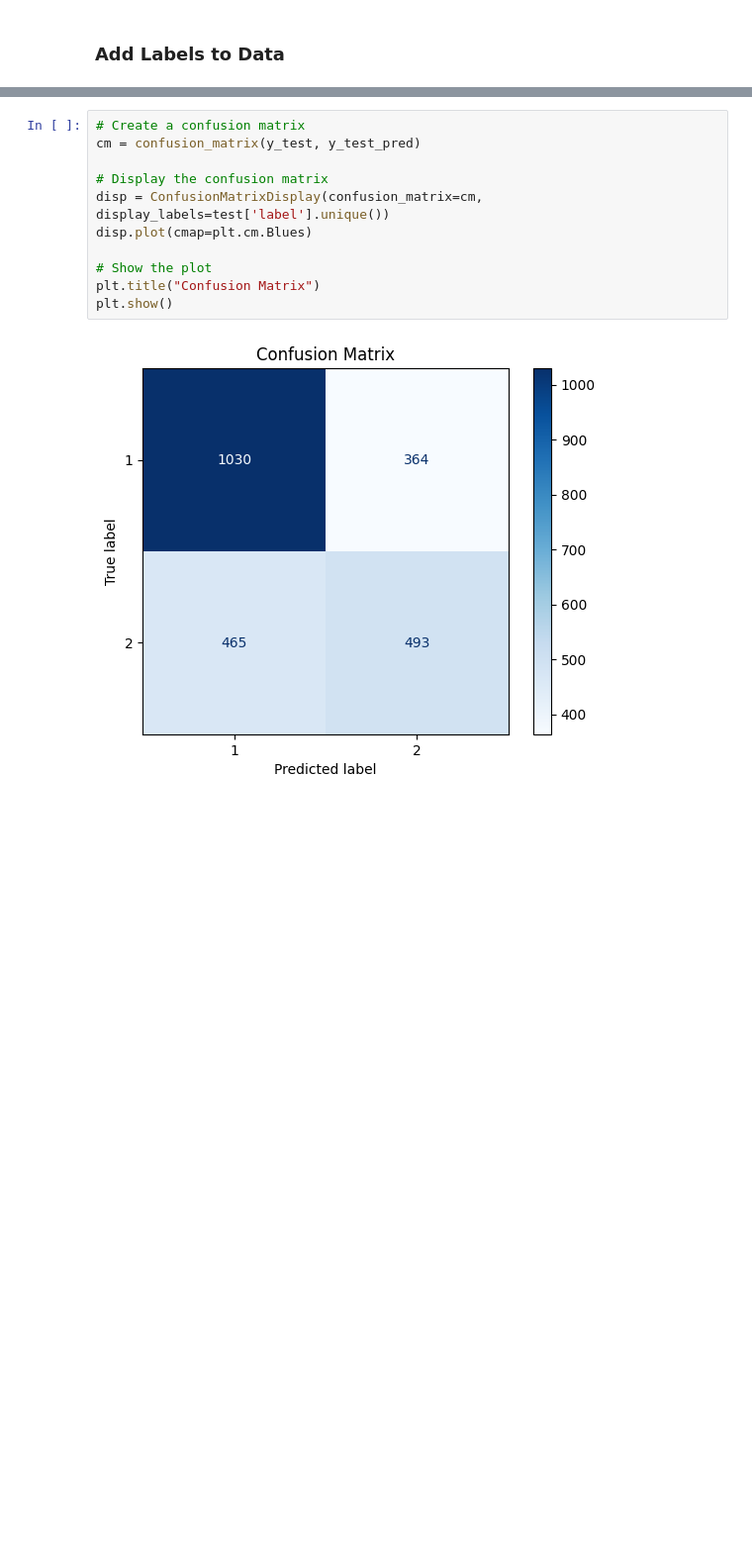
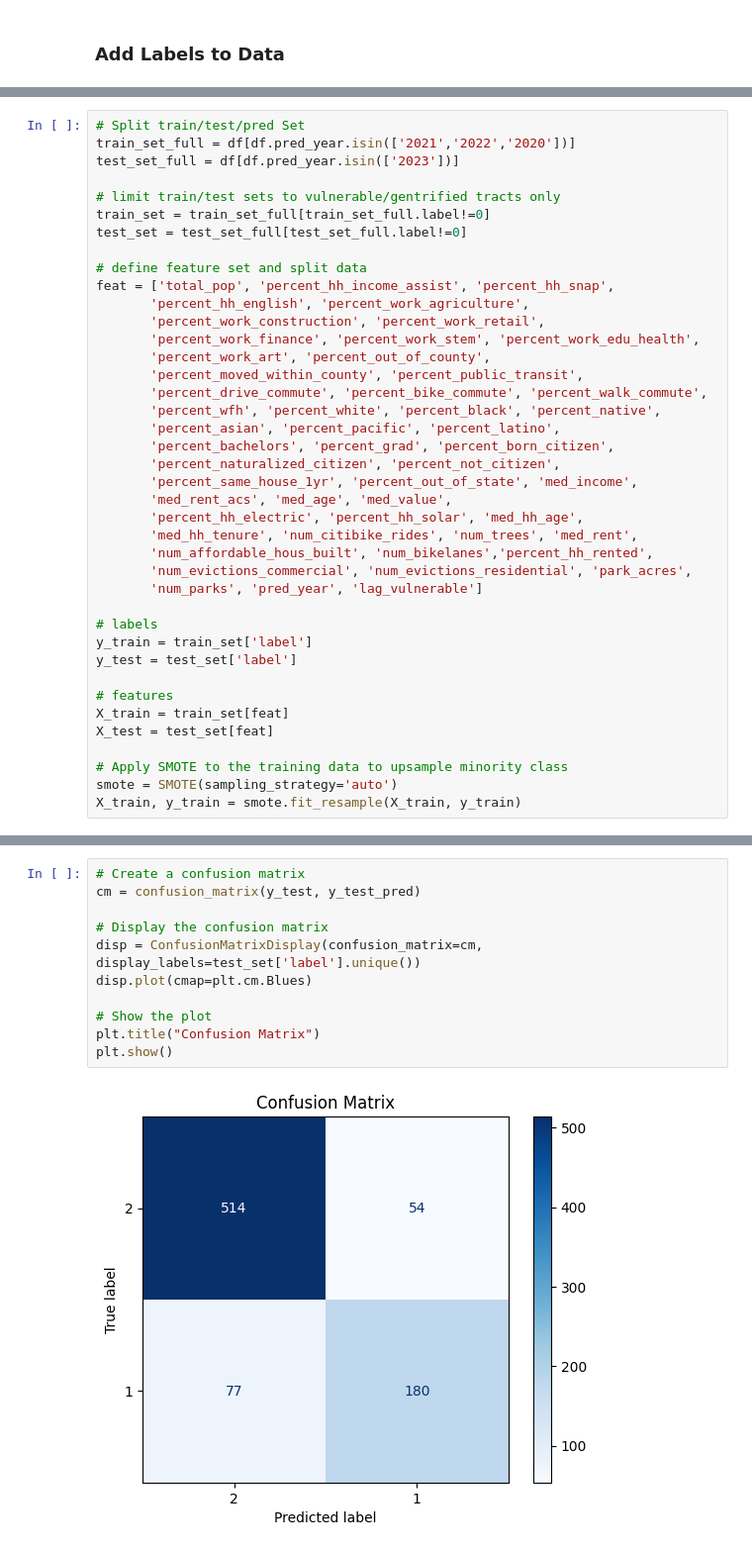
Before and after one commit to khyateed/forecasting-gentrification-nyc, a Jupyter notebook: modeling.ipynb, the cells around one changed output, grey strips where cells are left out. Shown at 99% size. Saved outputs shown, nothing was run; the diff lists cells and outputs as text; blank space fills up the shorter version.

Commit message:
adjust labels to use UDP logic

```diff
--- a/modeling.ipynb
+++ b/modeling.ipynb
@@ -209,0 +147,40 @@ sorted(list(zip(forest.feature_importances_, X_train.columns)), reverse=True)
+# %%
+# Split train/test/pred Set
+train_set_full = df[df.pred_year.isin(['2021','2022','2020'])]
+test_set_full = df[df.pred_year.isin(['2023'])]
+
+# limit train/test sets to vulnerable/gentrified tracts only
+train_set = train_set_full[train_set_full.label!=0]
+test_set = test_set_full[test_set_full.label!=0]
+
+# define feature set and split data
+feat = ['total_pop', 'percent_hh_income_assist', 'percent_hh_snap',
+       'percent_hh_english', 'percent_work_agriculture',
+       'percent_work_construction', 'percent_work_retail',
+       'percent_work_finance', 'percent_work_stem', 'percent_work_edu_health',
+       'percent_work_art', 'percent_out_of_county',
+       'percent_moved_within_county', 'percent_public_transit',
+       'percent_drive_commute', 'percent_bike_commute', 'percent_walk_commute',
+       'percent_wfh', 'percent_white', 'percent_black', 'percent_native',
+       'percent_asian', 'percent_pacific', 'percent_latino',
+       'percent_bachelors', 'percent_grad', 'percent_born_citizen',
+       'percent_naturalized_citizen', 'percent_not_citizen',
+       'percent_same_house_1yr', 'percent_out_of_state', 'med_income',
+       'med_rent_acs', 'med_age', 'med_value',
+       'percent_hh_electric', 'percent_hh_solar', 'med_hh_age',
+       'med_hh_tenure', 'num_citibike_rides', 'num_trees', 'med_rent',
+       'num_affordable_hous_built', 'num_bikelanes','percent_hh_rented',
+       'num_evictions_commercial', 'num_evictions_residential', 'park_acres',
+       'num_parks', 'pred_year', 'lag_vulnerable']
+
+# labels
+y_train = train_set['label']
+y_test = test_set['label']
+
+# features
+X_train = train_set[feat]
+X_test = test_set[feat]
+
+# Apply SMOTE to the training data to upsample minority class
+smote = SMOTE(sampling_strategy='auto')
+X_train, y_train = smote.fit_resample(X_train, y_train)
@@ -210,13 +213,13 @@ sorted(list(zip(forest.feature_importances_, X_train.columns)), reverse=True)
 # %%
 # Create a confusion matrix
 cm = confusion_matrix(y_test, y_test_pred)
 
 # Display the confusion matrix
-disp = ConfusionMatrixDisplay(confusion_matrix=cm, display_labels=test['label'].unique())
+disp = ConfusionMatrixDisplay(confusion_matrix=cm, display_labels=test_set['label'].unique())
 disp.plot(cmap=plt.cm.Blues)
 
 # Show the plot
 plt.title("Confusion Matrix")
 plt.show()
 # %% [output]
-[figure, old version]
+[figure, new version]
```
Also changed, not shown: parts of 18 cells of this notebook, 2 other files.
